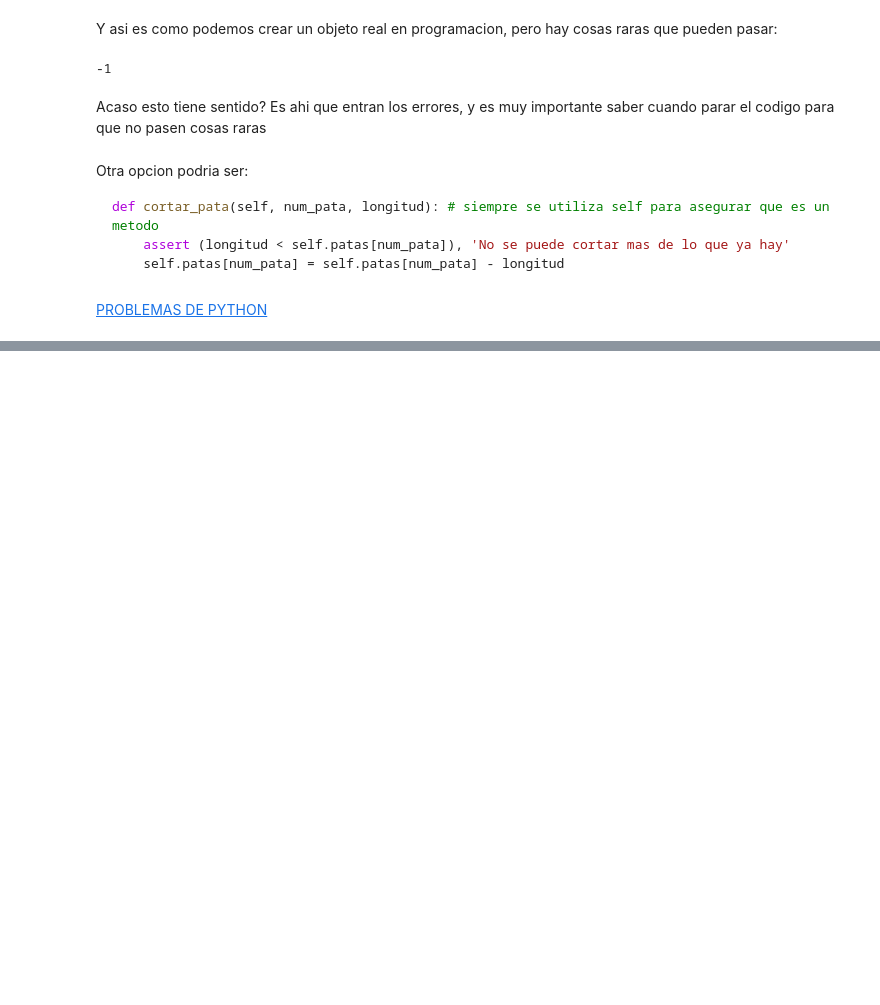
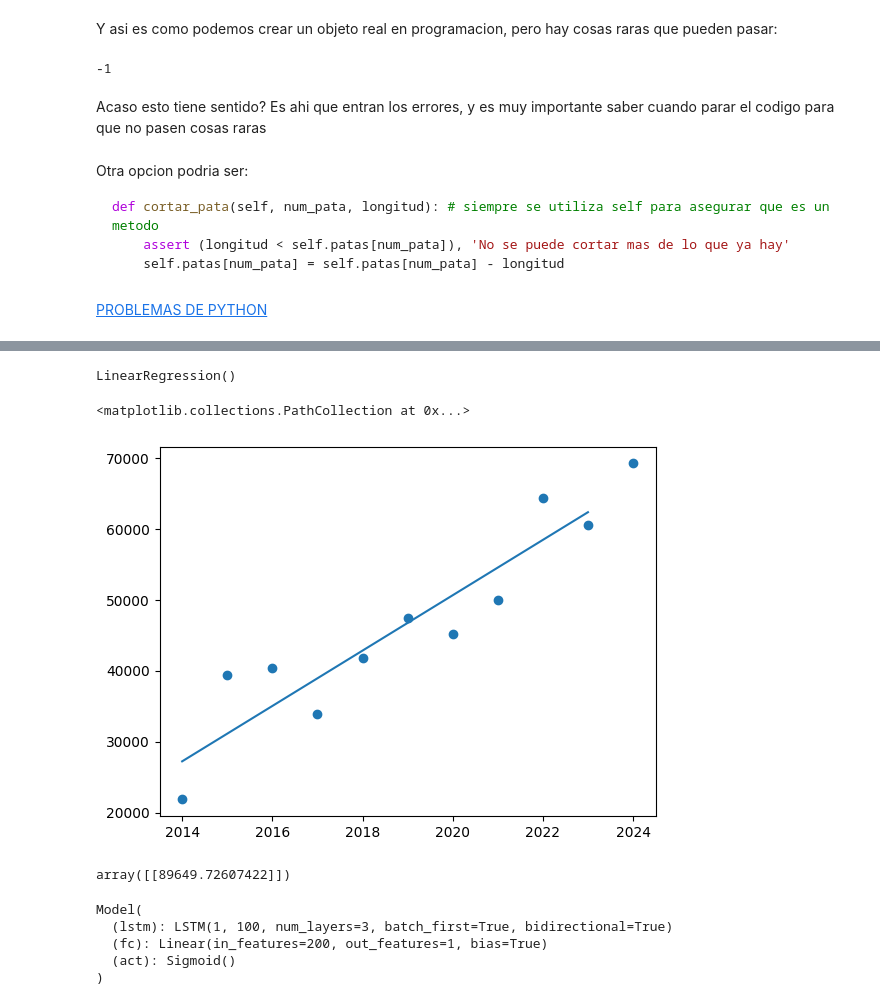
Before and after one commit to Data-Driven-Science-py/Introduccion-Python, a Jupyter notebook: Python_Intro.ipynb, the cells around one changed output, grey strips where cells are left out. Cells and saved outputs as stored; diff of their text form; code cells hidden in the pictures; blank space fills up the shorter version.

```diff
--- a/Python_Intro.ipynb
+++ b/Python_Intro.ipynb
@@ -237,0 +348,2 @@ def cortar_pata(self, num_pata, longitud): # siempre se utiliza self para asegur
+# %%
+df = df.astype(np.float32).groupby('Name').mean()
@@ -237,0 +366,3 @@ def cortar_pata(self, num_pata, longitud): # siempre se utiliza self para asegur
+# %%
+x = df.index.values.reshape(-1, 1).astype(np.float32)
+y = df['Price'].values.reshape(-1, 1).astype(np.float32)
@@ -237,0 +383,20 @@ def cortar_pata(self, num_pata, longitud): # siempre se utiliza self para asegur
+# %%
+linear_model = LinearRegression()
+# %%
+linear_model.fit(x, y)
+# %% [output]
+LinearRegression()
+# %%
+import matplotlib.pyplot as plt
+
+plt.plot(np.arange(2014,2024), linear_model.predict(np.arange(2014, 2024).reshape(-1, 1)))
+plt.scatter(x, y)
+# %% [output]
+<matplotlib.collections.PathCollection at 0x...>
+[figure, added]
+# %%
+linear_model.predict(
+    np.array([[2030]])
+)
+# %% [output]
+array([[89649.72607422]])
@@ -237,0 +420,8 @@ def cortar_pata(self, num_pata, longitud): # siempre se utiliza self para asegur
+# %%
+model
+# %% [output]
+Model(
+  (lstm): LSTM(1, 100, num_layers=3, batch_first=True, bidirectional=True)
+  (fc): Linear(in_features=200, out_features=1, bias=True)
+  (act): Sigmoid()
+)
```
Also changed, not shown: parts of 25 cells of this notebook, 9 other files.
